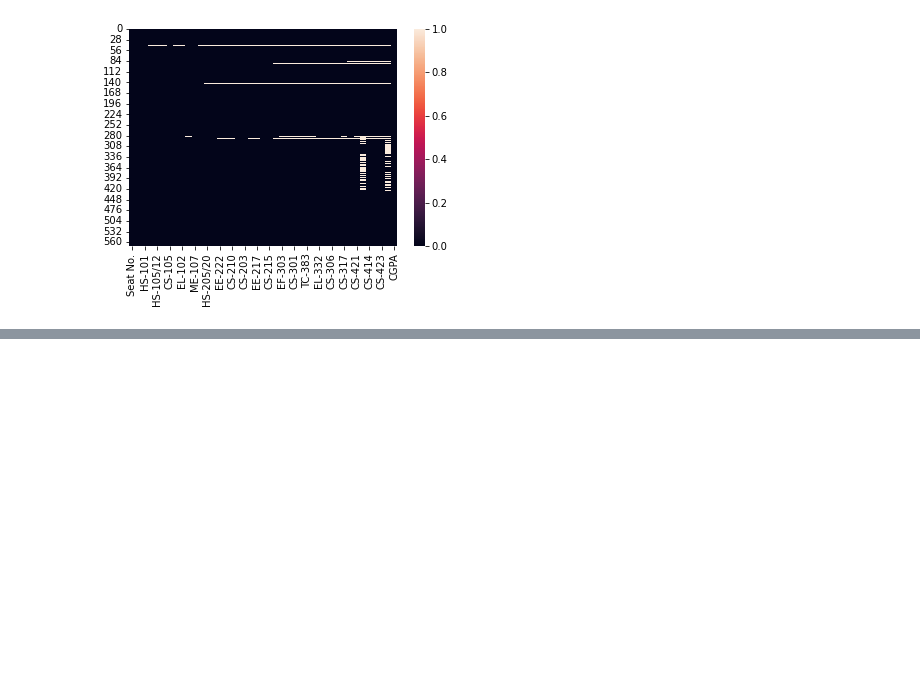
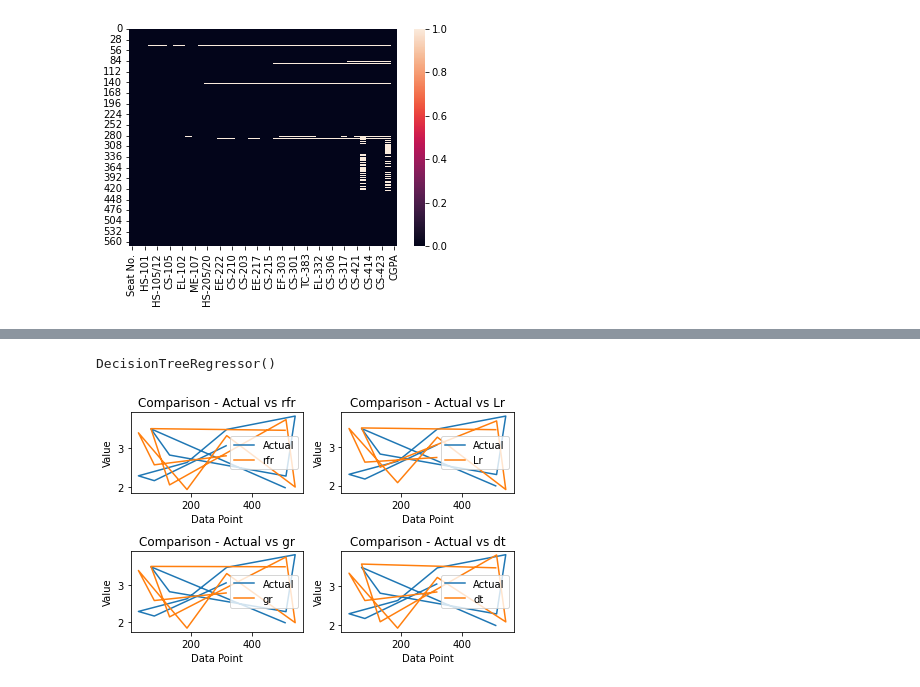
Before and after one commit to Khyati1205/Internship, a Jupyter notebook: Student grades prediction.ipynb, the cells around one changed output, grey strips where cells are left out. Saved outputs shown, nothing was run; the diff lists cells and outputs as text; code cells hidden in the pictures; blank space fills up the shorter version.

```diff
--- a/Student grades prediction.ipynb
+++ b/Student grades prediction.ipynb
@@ -146,0 +519,59 @@ sns.heatmap(df.isnull())
+# %%
+lr = LinearRegression()
+lr.fit(X1_train, y1_train)
+
+rfr = RandomForestRegressor()
+rfr.fit(X1_train, y1_train)
+
+gr = GradientBoostingRegressor()
+gr.fit(X1_train, y1_train)
+
+dt = DecisionTreeRegressor()
+dt.fit(X1_train, y1_train)
+# %% [output]
+DecisionTreeRegressor()
+# %%
+# Prection on the test data.
+y_pred1 = lr.predict(X1_test)
+y_pred2 = rfr.predict(X1_test)
+y_pred3 = gr.predict(X1_test)
+y_pred4 = dt.predict(X1_test)
+df2 = pd.DataFrame({'Actual': y_test, 'Lr': y_pred1, 'rfr': y_pred2, 'gr': y_pred3,'dt':y_pred4,})
+# %%
+plt.subplot(221)
+plt.plot(df2['Actual'].iloc[0:10], label='Actual')
+plt.plot(df2['rfr'].iloc[0:10], label="rfr")
+plt.xlabel('Data Point')
+plt.ylabel('Value')
+plt.title('Comparison - Actual vs rfr')
+plt.legend()
+
+# Repeat the above code for other subplots (222, 223, 224)
+plt.subplot(222)
+plt.plot(df2['Actual'].iloc[0:10], label='Actual')
+plt.plot(df2['Lr'].iloc[0:10], label="Lr")
+plt.xlabel('Data Point')
+plt.ylabel('Value')
+plt.title('Comparison - Actual vs Lr')
+plt.legend()
+
+plt.subplot(223)
+plt.plot(df2['Actual'].iloc[0:10], label='Actual')
+plt.plot(df2['gr'].iloc[0:10], label="gr")
+plt.xlabel('Data Point')
+plt.ylabel('Value')
+plt.title('Comparison - Actual vs gr')
+plt.legend()
+
+plt.subplot(224)
+plt.plot(df2['Actual'].iloc[0:10], label='Actual')
+plt.plot(df2['dt'].iloc[0:10], label="dt")
+plt.xlabel('Data Point')
+plt.ylabel('Value')
+plt.title('Comparison - Actual vs dt')
+plt.legend()
+
+plt.tight_layout()
+plt.show()
+# %% [output]
+[figure, added]
```
Also changed, not shown: parts of 48 cells of this notebook.
